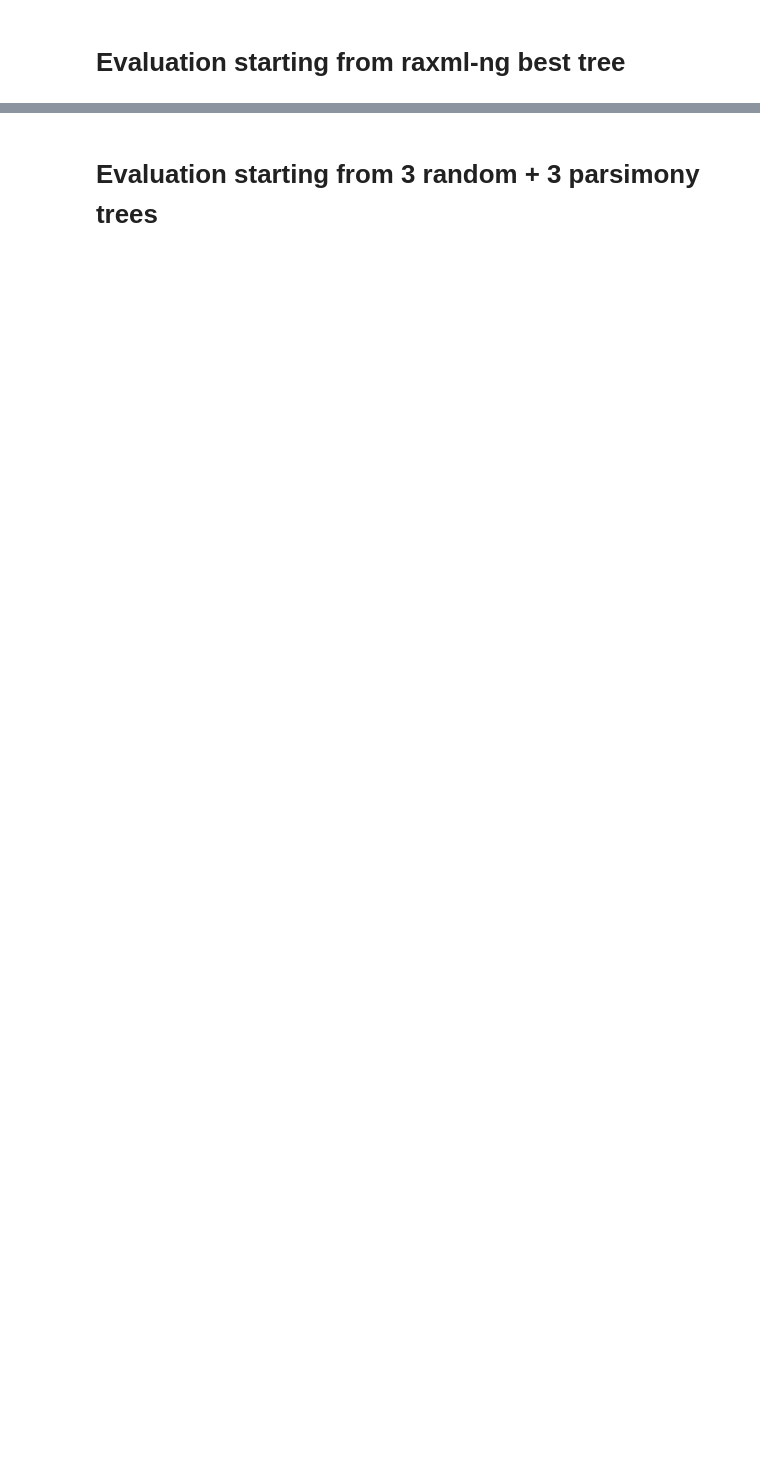
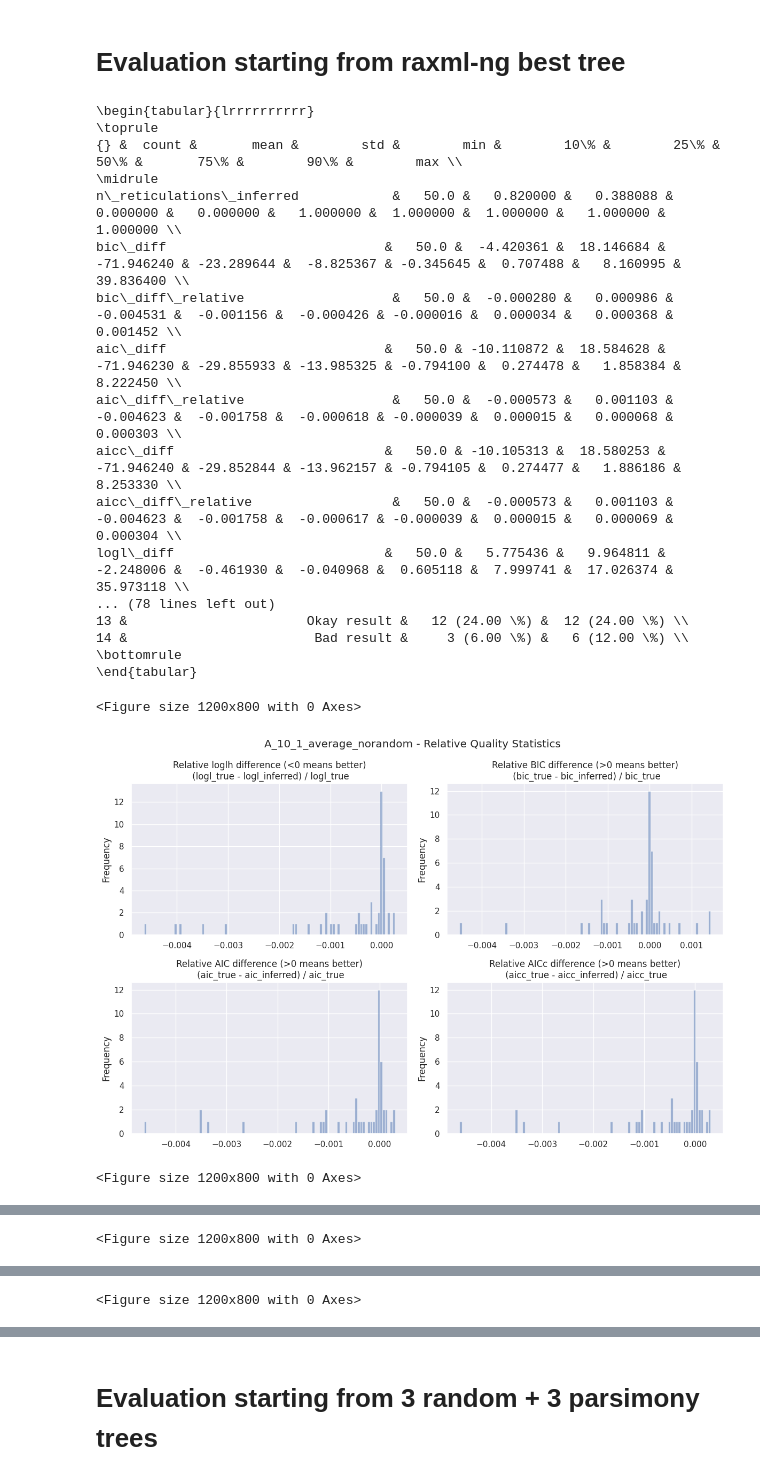
Before and after one commit to lutteropp/NetRAX, a Jupyter notebook: experiments/evaluation_for_paper/report_notebook_a.ipynb, the cells around one changed output, grey strips where cells are left out. Drawn from its saved outputs; the diff is of its cells as text; code cells hidden in the pictures; blank space fills up the shorter version.

Commit message:
reduced plots for experiment A

```diff
--- a/experiments/evaluation_for_paper/report_notebook_a.ipynb
+++ b/experiments/evaluation_for_paper/report_notebook_a.ipynb
@@ -19,7 +19,7 @@ result_files = [
 ]
 #indices go from 0 to 6
 
-filename = result_files[5]
+filename = result_files[0]
 # %%
 print("This evaluation is for: " + filename)
 # %% [output]
@@ -57,14 +59,37 @@ Total number of datasets: 48
 # %%
 df_start_from_raxml = df.query('start_type == "FROM_RAXML"')
 if len(df_start_from_raxml) > 0:
     df_less_cols_average = df_start_from_raxml.query('likelihood_type == "AVERAGE"')[['n_reticulations_inferred', 'bic_diff', 'bic_diff_relative', 'aic_diff', 'aic_diff_relative', 'aicc_diff', 'aicc_diff_relative', 'logl_diff', 'logl_diff_relative', 'unrooted_softwired_network_distance', 'unrooted_hardwired_network_distance', 'unrooted_displayed_trees_distance', 'rooted_softwired_network_distance', 'rooted_hardwired_network_distance', 'rooted_displayed_trees_distance', 'rooted_tripartition_distance', 'rooted_path_multiplicity_distance', 'rooted_nested_labels_distance', 'runtime_raxml', 'runtime_inference' ]]
     print(df_less_cols_average.describe(percentiles=[0.1, 0.25, 0.5, 0.75, 0.9]).transpose().to_latex())
 
     df_less_cols_best = df_start_from_raxml.query('likelihood_type == "BEST"')[['n_reticulations_inferred', 'bic_diff', 'bic_diff_relative', 'aic_diff', 'aic_diff_relative', 'aicc_diff', 'aicc_diff_relative', 'logl_diff', 'logl_diff_relative', 'unrooted_softwired_network_distance', 'unrooted_hardwired_network_distance', 'unrooted_displayed_trees_distance', 'rooted_softwired_network_distance', 'rooted_hardwired_network_distance', 'rooted_displayed_trees_distance', 'rooted_tripartition_distance', 'rooted_path_multiplicity_distance', 'rooted_nested_labels_distance', 'runtime_raxml', 'runtime_inference' ]]
     print(df_less_cols_best.describe(percentiles=[0.1, 0.25, 0.5, 0.75, 0.9]).transpose().to_latex())
 
     quality_stats(filename+"_norandom", df_start_from_raxml)
     show_plots(filename+"_average_norandom", df_start_from_raxml.query('likelihood_type == "AVERAGE"'))
     show_plots(filename+"_best_norandom", df_start_from_raxml.query('likelihood_type == "BEST"'))
+
+    show_reduced_plots(filename+"_average_norandom", df_start_from_raxml.query('likelihood_type == "AVERAGE"'), filename+"_best_norandom", df_start_from_raxml.query('likelihood_type == "BEST"'), filename+"_norandom")
 else:
     print("No data found for StartType.FROM_RAXML")
+# %% [output]
+\begin{tabular}{lrrrrrrrrrr}
+\toprule
+{} &  count &       mean &        std &        min &        10\% &        25\% &       50\% &       75\% &        90\% &        max \\
+\midrule
+n\_reticulations\_inferred            &   50.0 &   0.820000 &   0.388088 &   0.000000 &   0.000000 &   1.000000 &  1.000000 &  1.000000 &   1.000000 &   1.000000 \\
+bic\_diff                            &   50.0 &  -4.420361 &  18.146684 & -71.946240 & -23.289644 &  -8.825367 & -0.345645 &  0.707488 &   8.160995 &  39.836400 \\
+bic\_diff\_relative                   &   50.0 &  -0.000280 &   0.000986 &  -0.004531 &  -0.001156 &  -0.000426 & -0.000016 &  0.000034 &   0.000368 &   0.001452 \\
+aic\_diff                            &   50.0 & -10.110872 &  18.584628 & -71.946230 & -29.855933 & -13.985325 & -0.794100 &  0.274478 &   1.858384 &   8.222450 \\
+aic\_diff\_relative                   &   50.0 &  -0.000573 &   0.001103 &  -0.004623 &  -0.001758 &  -0.000618 & -0.000039 &  0.000015 &   0.000068 &   0.000303 \\
+aicc\_diff                           &   50.0 & -10.105313 &  18.580253 & -71.946240 & -29.852844 & -13.962157 & -0.794105 &  0.274477 &   1.886186 &   8.253330 \\
+aicc\_diff\_relative                  &   50.0 &  -0.000573 &   0.001103 &  -0.004623 &  -0.001758 &  -0.000617 & -0.000039 &  0.000015 &   0.000069 &   0.000304 \\
+logl\_diff                           &   50.0 &   5.775436 &   9.964811 &  -2.248006 &  -0.461930 &  -0.040968 &  0.605118 &  7.999741 &  17.026374 &  35.973118 \\
+... (78 lines left out)
+13 &                       Okay result &   12 (24.00 \%) &  12 (24.00 \%) \\
+14 &                        Bad result &     3 (6.00 \%) &   6 (12.00 \%) \\
+\bottomrule
+\end{tabular}
+<Figure size 1200x800 with 0 Axes>
+[figure, added]
+<Figure size 1200x800 with 0 Axes>
@@ -70,0 +97 @@ else:
+<Figure size 1200x800 with 0 Axes>
@@ -70,0 +99 @@ else:
+<Figure size 1200x800 with 0 Axes>
```
Also changed, not shown: parts of 5 cells of this notebook, 1 other file.
